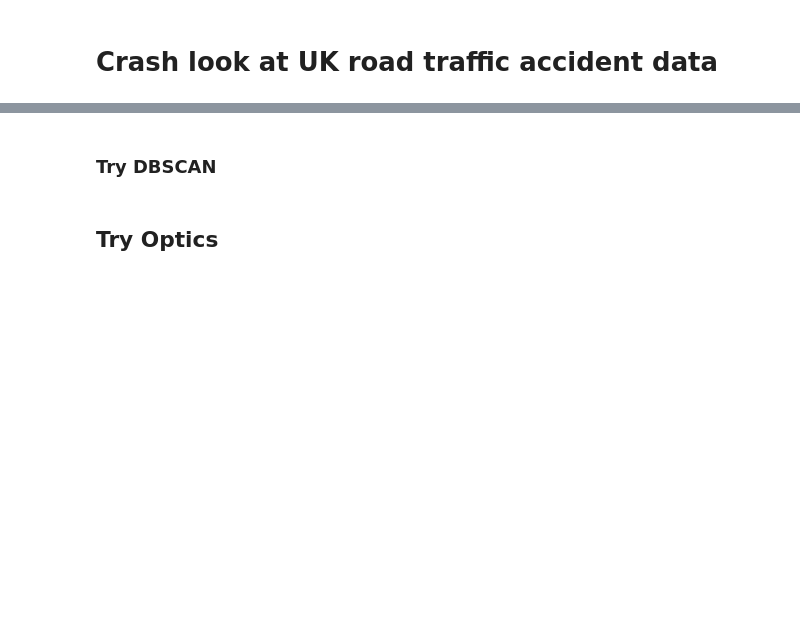
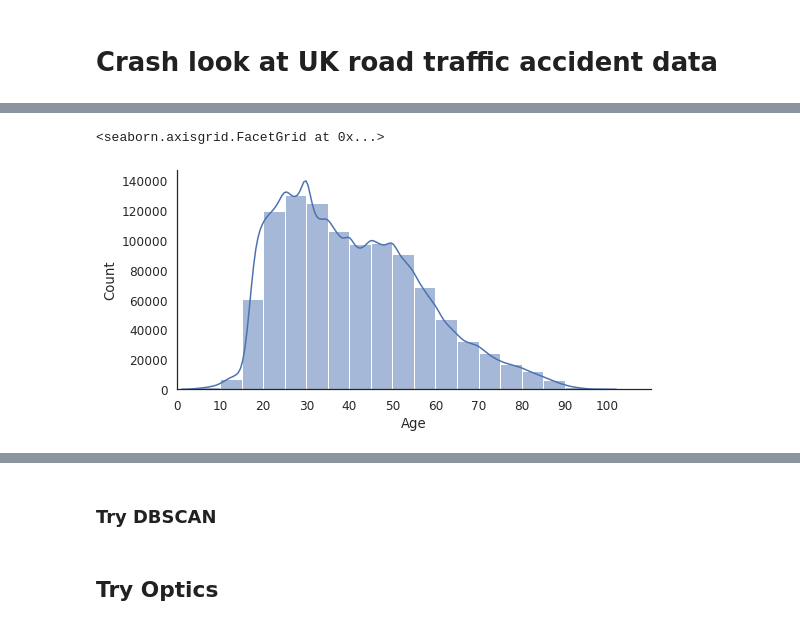
Before and after one commit to GaborJenei/DS-Stackoverflow-Survey, a Jupyter notebook: 01_Intro_to_DS/3_BlogPost/Udacity DSND Project1.ipynb, the cells around one changed output, grey strips where cells are left out. Drawn from its saved outputs; the diff is of its cells as text; code cells hidden in the pictures; blank space fills up the shorter version.

```diff
--- a/01_Intro_to_DS/3_BlogPost/Udacity DSND Project1.ipynb
+++ b/01_Intro_to_DS/3_BlogPost/Udacity DSND Project1.ipynb
@@ -112,0 +142,11 @@ https://andrewpwheeler.com/2015/09/03/using-kdtrees-in-python-to-calculate-neigh
+# %%
+df_vehicles_age = df_vehicles[df_vehicles['Age_Band_of_Driver']>0].copy()
+# %%
+sns.set(font_scale=1.1)
+sns.set_style("white")
+fig = sns.displot(df_vehicles_age, x='Age_of_Driver', kind='hist', bins=list(range(0,110,5)), kde=True,
+              height=4, aspect=2)
+fig.set(xlim=(0, 110), xlabel=('Age'), xticks=list(range(0,110,10)))
+# %% [output]
+<seaborn.axisgrid.FacetGrid at 0x...>
+[figure, added]
```
Also changed, not shown: parts of 83 cells of this notebook.
